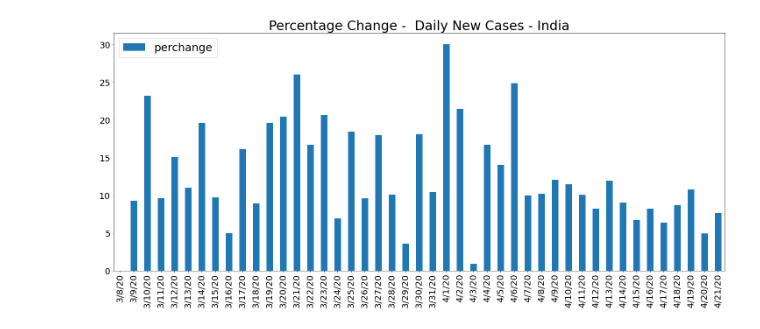
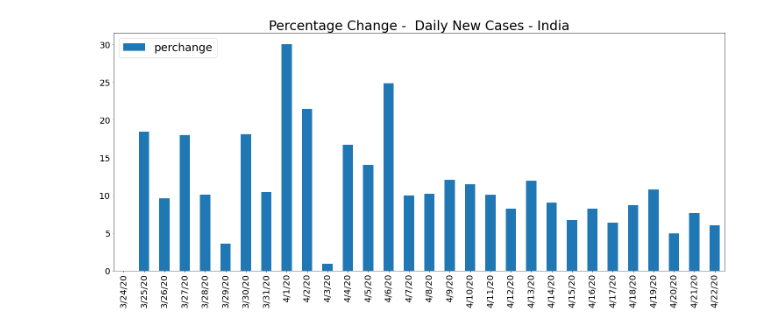
Before and after one commit to coolviki/corona_analysis, a Jupyter notebook: Corona_Analysis.ipynb, the cells around one changed output. Cells and saved outputs as stored; diff of their text form; code cells hidden in the pictures.

```diff
--- a/Corona_Analysis.ipynb
+++ b/Corona_Analysis.ipynb
@@ -102,4 +91,4 @@ drawDeltaChartForVirus("India",False )
 # %%
-drawDeltaChartForVirus("India",True,45 )
+drawDeltaChartForVirus("India",True,30)
 # %% [output]
-[figure, old version]
+[figure, new version]
```
Also changed, not shown: parts of 12 cells of this notebook.
